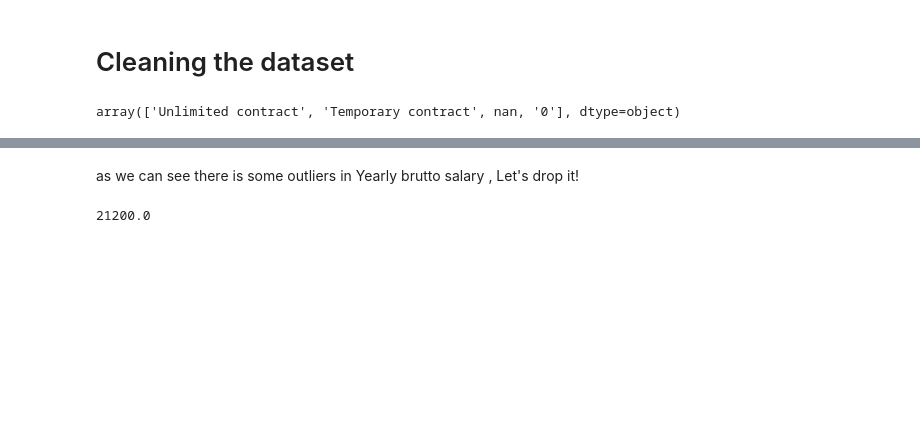
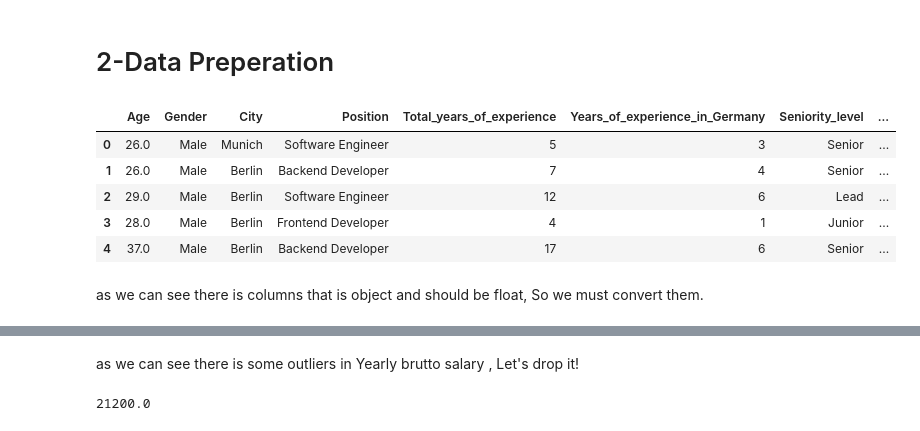
Before and after one commit to T2ABIZZY/IT_Salary_Survey_EU-_2020_EDA, a Jupyter notebook: IT_Salary_survey_EDA.ipynb, the cells around one changed output, grey strips where cells are left out. Saved outputs shown, nothing was run; the diff lists cells and outputs as text; code cells hidden in the pictures; blank space fills up the shorter version.

```diff
--- a/IT_Salary_survey_EDA.ipynb
+++ b/IT_Salary_survey_EDA.ipynb
@@ -37,2 +69,2 @@ as we can see there is columns that is object and should be float, So we must co
 # %% [markdown]
-# Cleaning the dataset
+# 2-Data Preperation
@@ -42 +73,44 @@ df.rename(columns={"Position ":"Position"},inplace=True)
+# %%
+df=df[[
+       # 'Timestamp',
+       'Age', 'Gender', 'City', 'Position ',
+       'Total years of experience', 'Years of experience in Germany',
+       'Seniority level', 'Your main technology / programming language',
+       # 'Other technologies/programming languages you use often',
+       'Yearly brutto salary (without bonus and stocks) in EUR',
+       # 'Yearly bonus + stocks in EUR',
+       # 'Annual brutto salary (without bonus and stocks) one year ago. Only answer if staying in the same country',
+       # 'Annual bonus+stocks one year ago. Only answer if staying in same country',
+       'Number of vacation days', 'Employment status', 'Сontract duration',
+       'Main language at work', 'Company size', 'Company type',
+       # 'Have you lost your job due to the coronavirus outbreak?',
+       # 'Have you been forced to have a shorter working week (Kurzarbeit)? If yes, how many hours per week',
+       # 'Have you received additional monetary support from your employer due to Work From Home? If yes, how much in 2020 in EUR'
+]].copy()
+# %%
+
+df = df.rename(columns={"Position ": "Position",
+                    "Total years of experience":"Total_years_of_experience",
+                    "Years of experience in Germany":"Years_of_experience_in_Germany",
+                    "Seniority level":"Seniority_level",
+                    "Your main technology / programming language":"Programming_language",
+                    "Yearly brutto salary (without bonus and stocks) in EUR" : "Salary",
+                    "Number of vacation days" : "Vacation",
+                    "Employment status":"Employment_status",
+                    "Сontract duration":"Contract_duration",
+                    "Main language at work":"Language",
+                    "Company size":"Company_size",
+                    "Company type":"Company_type"
+                    })
+# %%
+df.head()
+# %% [output]
+|  | Age | Gender | City | Position | Total_years_of_experience | Years_of_experience_in_Germany | Seniority_level | ... |
+| 0 | 26.0 | Male | Munich | Software Engineer | 5 | 3 | Senior | ... |
+| 1 | 26.0 | Male | Berlin | Backend Developer | 7 | 4 | Senior | ... |
+| 2 | 29.0 | Male | Berlin | Software Engineer | 12 | 6 | Lead | ... |
+| 3 | 28.0 | Male | Berlin | Frontend Developer | 4 | 1 | Junior | ... |
+| 4 | 37.0 | Male | Berlin | Backend Developer | 17 | 6 | Senior | ... |
+# %% [markdown]
+as we can see there is columns that is object and should be float, So we must convert them.
 # %%
@@ -58,4 +147,0 @@ df['Years of experience in Germany'].fillna(df['Total years of experience'], inp
-# %%
-df["Сontract duration"].unique()
-# %% [output]
-array(['Unlimited contract', 'Temporary contract', nan, '0'], dtype=object)
```
Also changed, not shown: parts of 40 cells of this notebook.
